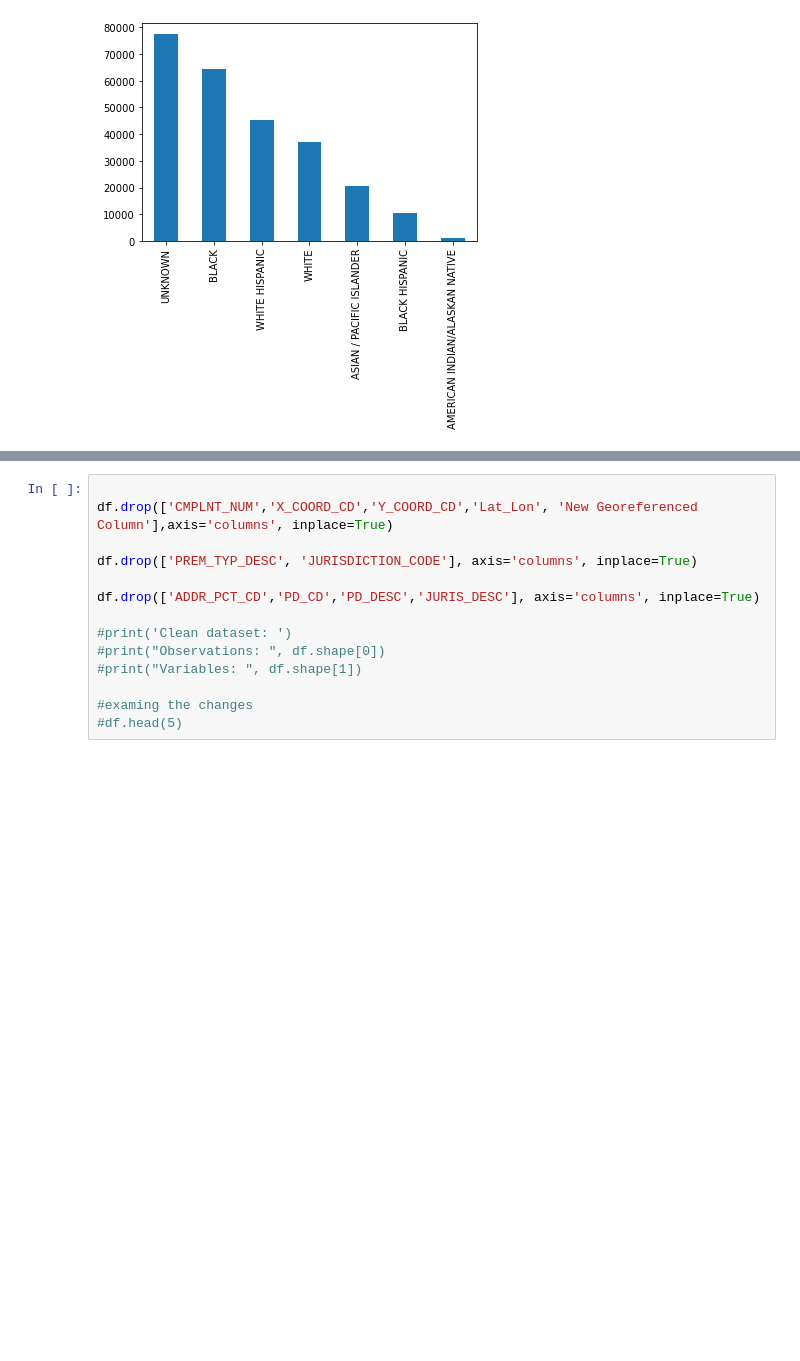
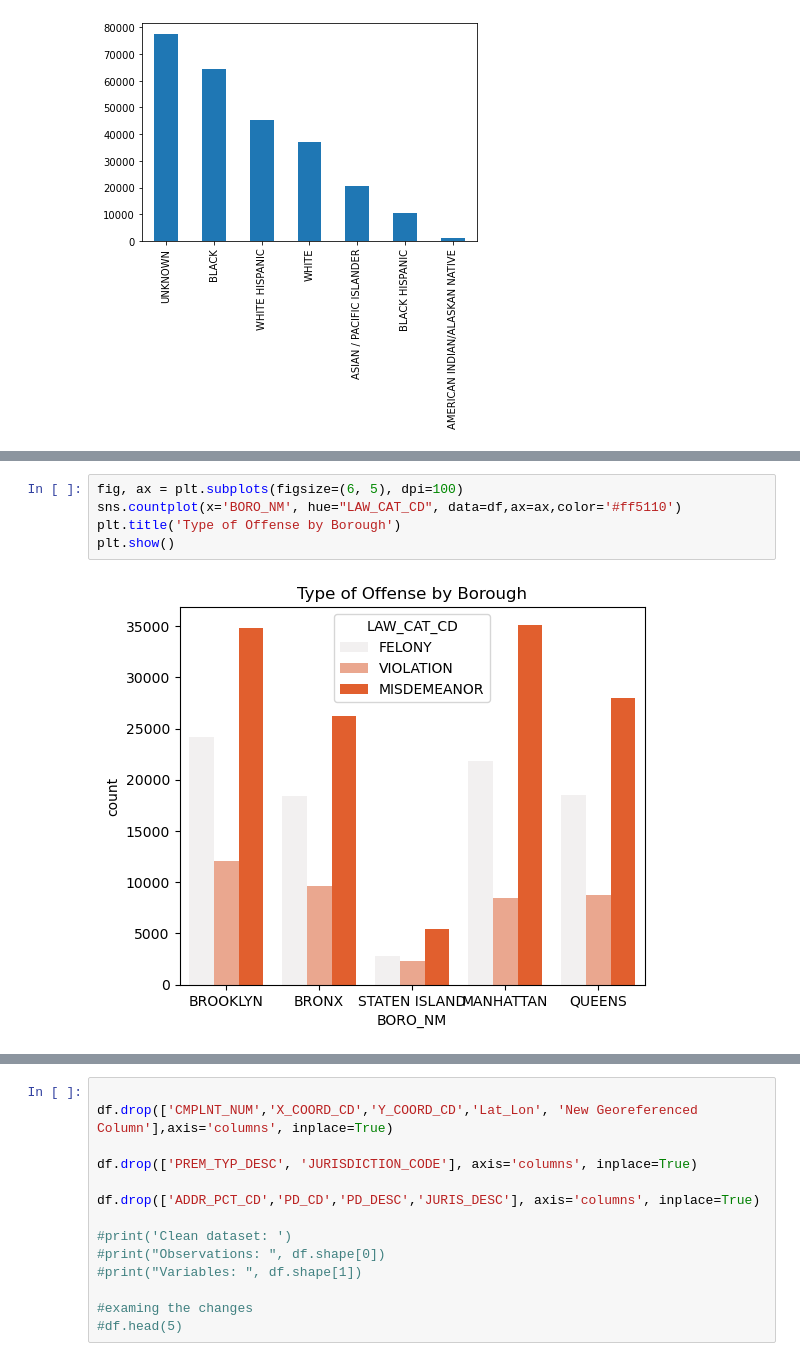
Before and after one commit to chadasravani/IST5520_Group1_NYPD_Complaint_Data, a Jupyter notebook: Project_new.ipynb, the cells around one changed output, grey strips where cells are left out. Drawn from its saved outputs; the diff is of its cells as text; blank space fills up the shorter version.

```diff
--- a/Project_new.ipynb
+++ b/Project_new.ipynb
@@ -158,0 +169,7 @@ df['VIC_RACE'].value_counts().plot(kind='bar')
+# %%
+fig, ax = plt.subplots(figsize=(6, 5), dpi=100)
+sns.countplot(x='BORO_NM', hue="LAW_CAT_CD", data=df,ax=ax,color='#ff5110')
+plt.title('Type of Offense by Borough')
+plt.show()
+# %% [output]
+[figure, added]
```
Also changed, not shown: parts of 53 cells of this notebook, 2 other files.
